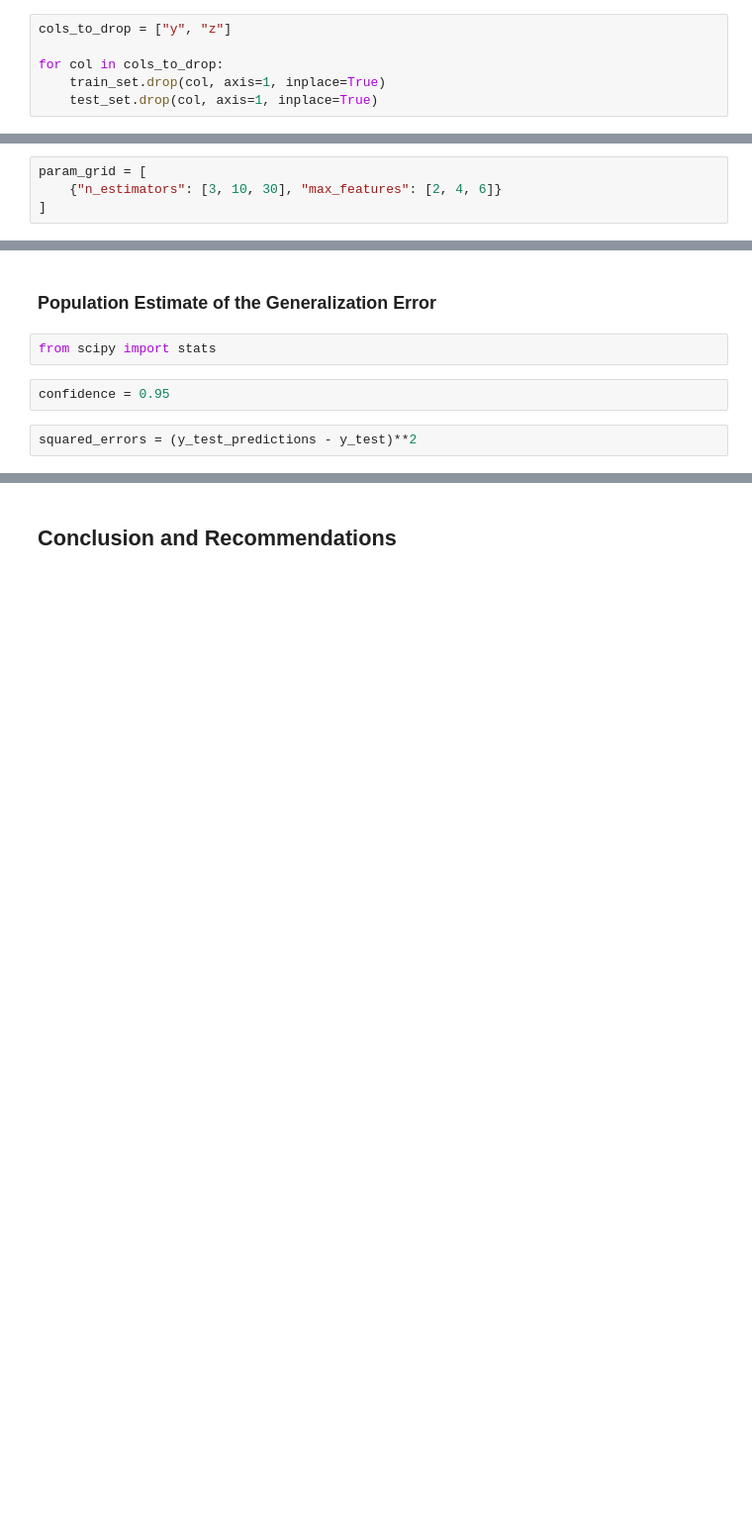
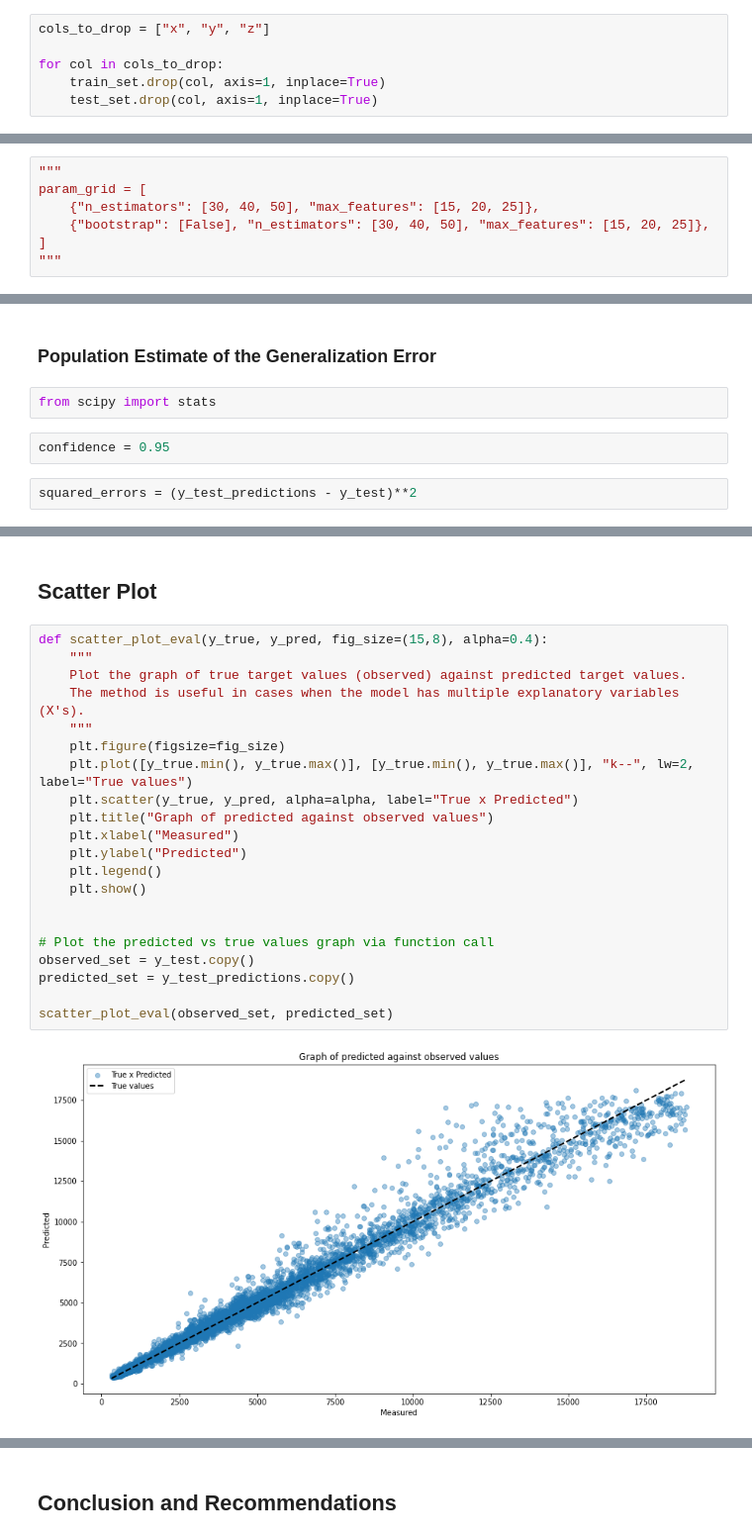
Before and after one commit to kadaso/Diamonds-price-prediction, a Jupyter notebook: Main/learning.ipynb, the cells around one changed output, grey strips where cells are left out. Shown at 99% size. Cells and saved outputs as stored; diff of their text form; blank space fills up the shorter version.

```diff
--- a/Main/learning.ipynb
+++ b/Main/learning.ipynb
@@ -340,7 +340,7 @@ The following column(s) are multi-correlated:
 # %% [markdown]
 Following the above findings of the multi_corr_feats() function, the returned columns will be dropped from both training and test sets.
 # %%
-cols_to_drop = ["y", "z"]
+cols_to_drop = ["x", "y", "z"]
 
 for col in cols_to_drop:
     train_set.drop(col, axis=1, inplace=True)
@@ -545,7 +545,10 @@ Standard deviation: 10.6256
 # %%
 from sklearn.model_selection import GridSearchCV
 # %%
+"""
 param_grid = [
-    {"n_estimators": [3, 10, 30], "max_features": [2, 4, 6]}
+    {"n_estimators": [30, 40, 50], "max_features": [15, 20, 25]},
+    {"bootstrap": [False], "n_estimators": [30, 40, 50], "max_features": [15, 20, 25]},
 ]
+"""
 # %%
@@ -603,0 +634,25 @@ The generalization error lies between 546.5222 USD and 602.2099 USD at 95.0% con
+# %% [markdown]
+## Scatter Plot
+# %%
+def scatter_plot_eval(y_true, y_pred, fig_size=(15,8), alpha=0.4):
+    """
+    Plot the graph of true target values (observed) against predicted target values.
+    The method is useful in cases when the model has multiple explanatory variables (X's).
+    """
+    plt.figure(figsize=fig_size)
+    plt.plot([y_true.min(), y_true.max()], [y_true.min(), y_true.max()], "k--", lw=2, label="True values")
+    plt.scatter(y_true, y_pred, alpha=alpha, label="True x Predicted")
+    plt.title("Graph of predicted against observed values")
+    plt.xlabel("Measured")
+    plt.ylabel("Predicted")
+    plt.legend()
+    plt.show()
+
+
+# Plot the predicted vs true values graph via function call
+observed_set = y_test.copy()
+predicted_set = y_test_predictions.copy()
+
+scatter_plot_eval(observed_set, predicted_set)
+# %% [output]
+[figure, added]
```
Also changed, not shown: parts of 21 cells of this notebook, 2 other files.
